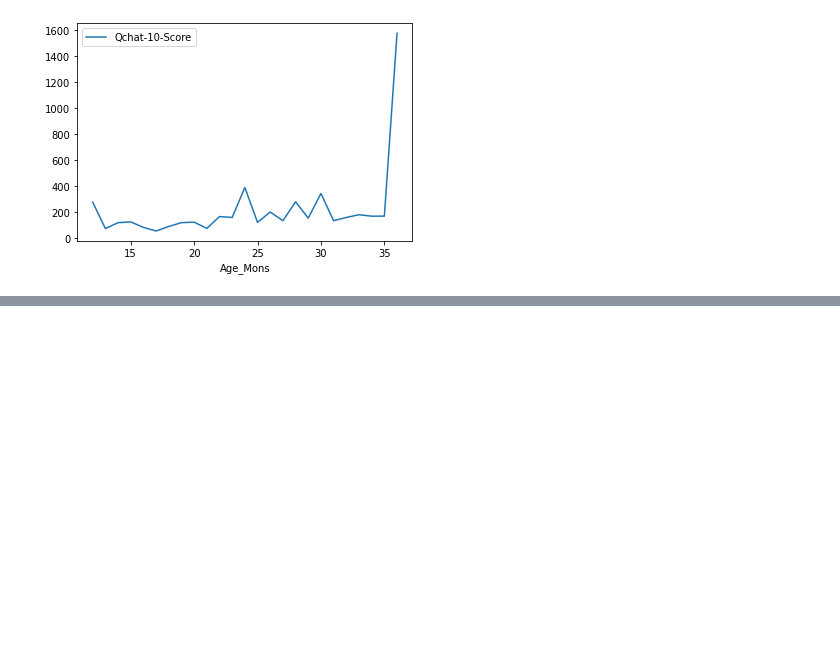
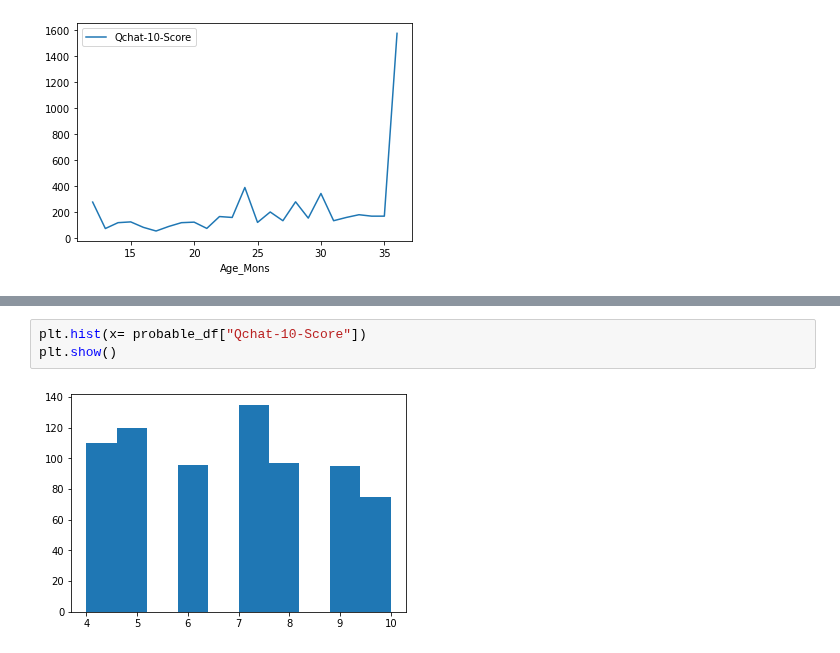
Before and after one commit to Payelban2022/A-study-on-autism, a Jupyter notebook: Autism study on toddlers.ipynb, the cells around one changed output, grey strips where cells are left out. Drawn from its saved outputs; the diff is of its cells as text; blank space fills up the shorter version.

```diff
--- a/Autism study on toddlers.ipynb
+++ b/Autism study on toddlers.ipynb
@@ -157,0 +240,5 @@ df.groupby(['Age_Mons']).sum().plot(kind='line',y='Qchat-10-Score')
+# %%
+plt.hist(x= probable_df["Qchat-10-Score"])
+plt.show()
+# %% [output]
+[figure, added]
```
Also changed, not shown: parts of 14 cells of this notebook.
